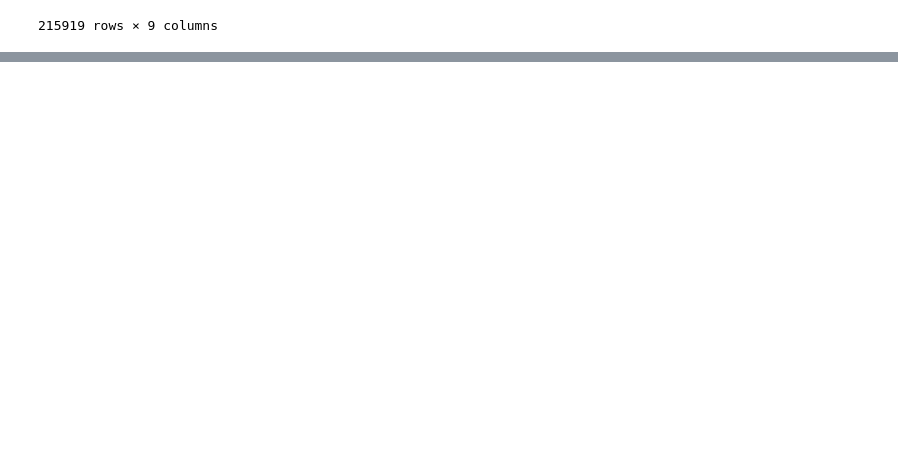
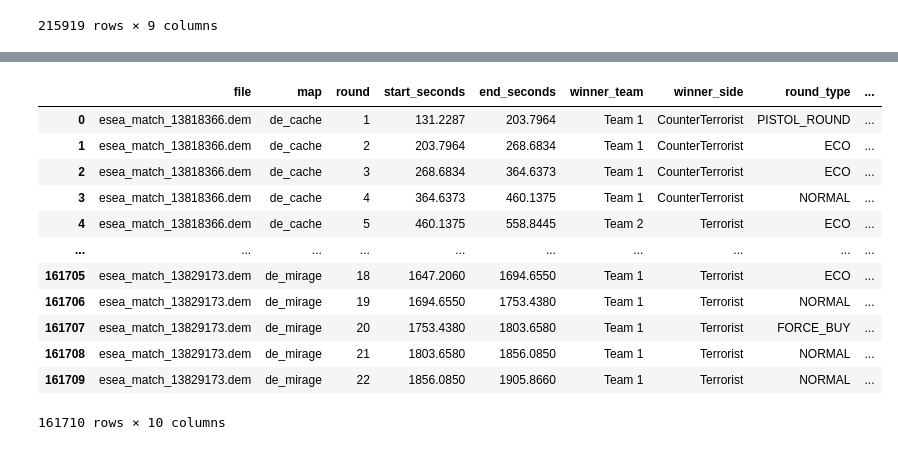
Before and after one commit to gandhimonil9823/CS_GO_Analysis, a Jupyter notebook: CS_GO_Analysis.ipynb, the cells around one changed output, grey strips where cells are left out. Saved outputs shown, nothing was run; the diff lists cells and outputs as text; code cells hidden in the pictures; blank space fills up the shorter version.

```diff
--- a/CS_GO_Analysis.ipynb
+++ b/CS_GO_Analysis.ipynb
@@ -59,0 +73,17 @@ test
+# %%
+esea_meta_demos2.reset_index(inplace=True)
+esea_meta_demos2
+# %% [output]
+|  | file | map | round | start_seconds | end_seconds | winner_team | winner_side | round_type | ... |
+| 0 | esea_match_13818366.dem | de_cache | 1 | 131.2287 | 203.7964 | Team 1 | CounterTerrorist | PISTOL_ROUND | ... |
+| 1 | esea_match_13818366.dem | de_cache | 2 | 203.7964 | 268.6834 | Team 1 | CounterTerrorist | ECO | ... |
+| 2 | esea_match_13818366.dem | de_cache | 3 | 268.6834 | 364.6373 | Team 1 | CounterTerrorist | ECO | ... |
+| 3 | esea_match_13818366.dem | de_cache | 4 | 364.6373 | 460.1375 | Team 1 | CounterTerrorist | NORMAL | ... |
+| 4 | esea_match_13818366.dem | de_cache | 5 | 460.1375 | 558.8445 | Team 2 | Terrorist | ECO | ... |
+| ... | ... | ... | ... | ... | ... | ... | ... | ... | ... |
+| 161705 | esea_match_13829173.dem | de_mirage | 18 | 1647.2060 | 1694.6550 | Team 1 | Terrorist | ECO | ... |
+| 161706 | esea_match_13829173.dem | de_mirage | 19 | 1694.6550 | 1753.4380 | Team 1 | Terrorist | NORMAL | ... |
+| 161707 | esea_match_13829173.dem | de_mirage | 20 | 1753.4380 | 1803.6580 | Team 1 | Terrorist | FORCE_BUY | ... |
+| 161708 | esea_match_13829173.dem | de_mirage | 21 | 1803.6580 | 1856.0850 | Team 1 | Terrorist | NORMAL | ... |
+| 161709 | esea_match_13829173.dem | de_mirage | 22 | 1856.0850 | 1905.8660 | Team 1 | Terrorist | NORMAL | ... |
+161710 rows × 10 columns
```
Also changed, not shown: parts of 4 cells of this notebook.
